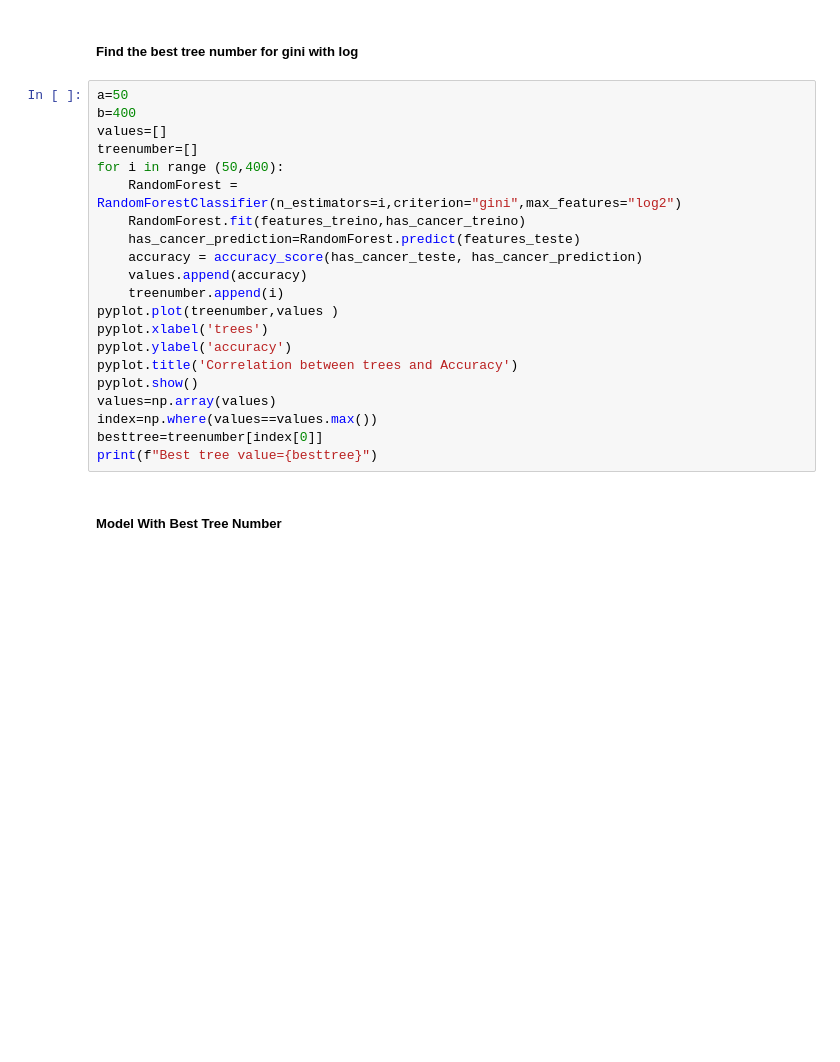
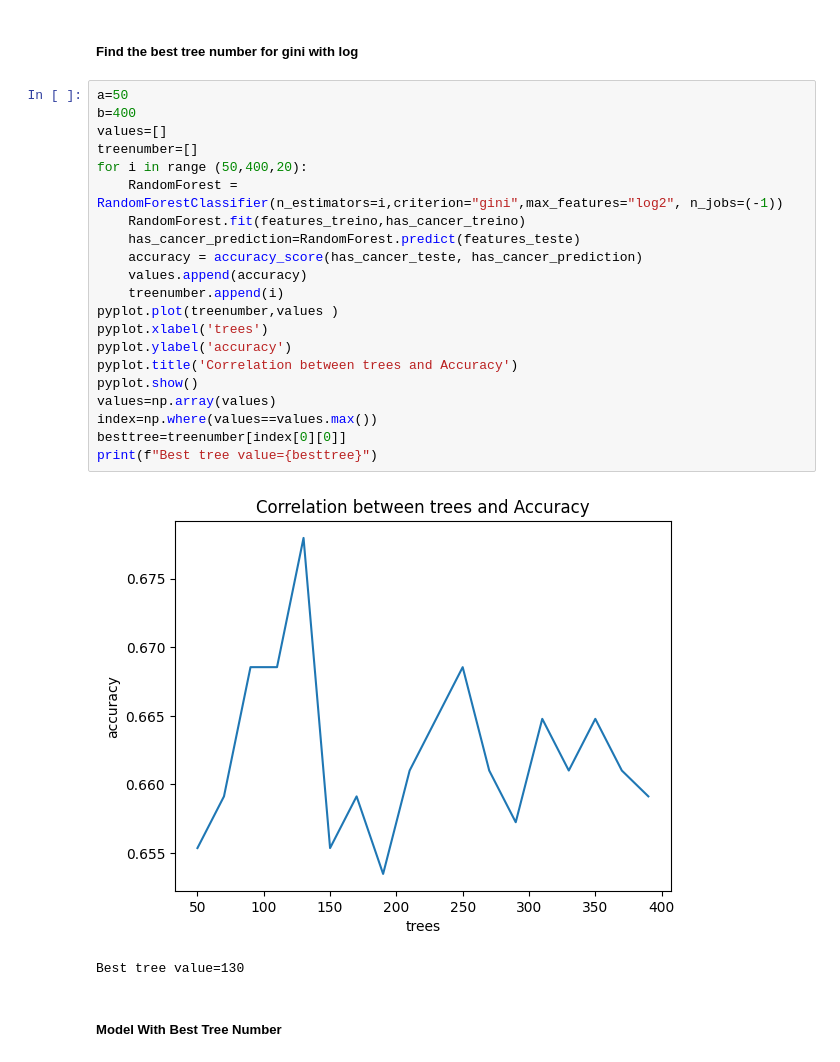
Before and after one commit to Grupo-2-LabIACD/Project-LabIACD, a Jupyter notebook: RandomForest.ipynb, the cells around one changed output. Cells and saved outputs as stored; diff of their text form; blank space fills up the shorter version.

```diff
--- a/RandomForest.ipynb
+++ b/RandomForest.ipynb
@@ -140,24 +163,27 @@ print(f"True Positives={True_positives} \n False Positives={False_positives} \n
 # %%
 a=50
 b=400
 values=[]
 treenumber=[]
-for i in range (50,400):
-    RandomForest = RandomForestClassifier(n_estimators=i,criterion="gini",max_features="log2")
+for i in range (50,400,20):
+    RandomForest = RandomForestClassifier(n_estimators=i,criterion="gini",max_features="log2", n_jobs=(-1))
     RandomForest.fit(features_treino,has_cancer_treino)
     has_cancer_prediction=RandomForest.predict(features_teste)
     accuracy = accuracy_score(has_cancer_teste, has_cancer_prediction)
     values.append(accuracy)
     treenumber.append(i)
 pyplot.plot(treenumber,values )
 pyplot.xlabel('trees')
 pyplot.ylabel('accuracy')
 pyplot.title('Correlation between trees and Accuracy')
 pyplot.show()
 values=np.array(values)
 index=np.where(values==values.max())
-besttree=treenumber[index[0]]
+besttree=treenumber[index[0][0]]
 print(f"Best tree value={besttree}")
+# %% [output]
+[figure, added]
+Best tree value=130
 # %% [markdown]
 ##### Model With Best Tree Number
 # %%
```
Also changed, not shown: parts of 25 cells of this notebook, 5 other files.
